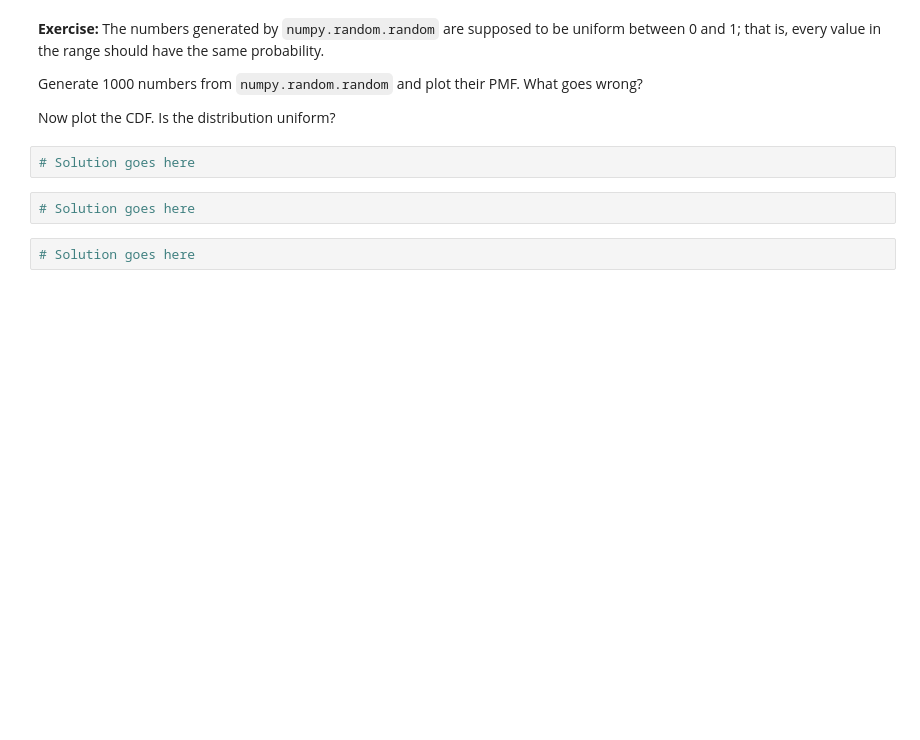
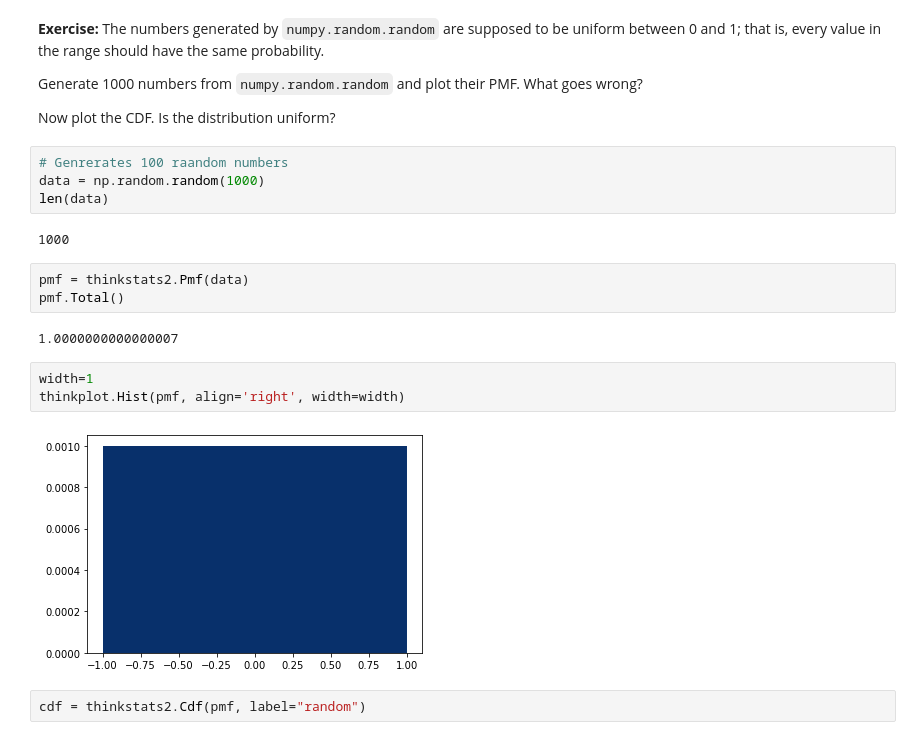
Before and after one commit to choman/dsc530, a Jupyter notebook: week04/ChadHoman_chap04-1.ipynb, the cells around one changed output. Saved outputs shown, nothing was run; the diff lists cells and outputs as text; blank space fills up the shorter version.

```diff
--- a/week04/ChadHoman_chap04-1.ipynb
+++ b/week04/ChadHoman_chap04-1.ipynb
@@ -216,9 +226,21 @@ This confirms that the random sample has the same distribution as the original d
 Generate 1000 numbers from `numpy.random.random` and plot their PMF.  What goes wrong?
 
 Now plot the CDF. Is the distribution uniform?
-# %%
-# Solution goes here
-# %%
-# Solution goes here
-# %%
-# Solution goes here
+# %%
+# Genrerates 100 raandom numbers
+data = np.random.random(1000)
+len(data)
+# %% [output]
+1000
+# %%
+pmf = thinkstats2.Pmf(data)
+pmf.Total()
+# %% [output]
+1.0000000000000007
+# %%
+width=1
+thinkplot.Hist(pmf, align='right', width=width)
+# %% [output]
+[figure, added]
+# %%
+cdf = thinkstats2.Cdf(pmf, label="random")
```
Also changed, not shown: parts of 11 cells of this notebook, 5 other files.
